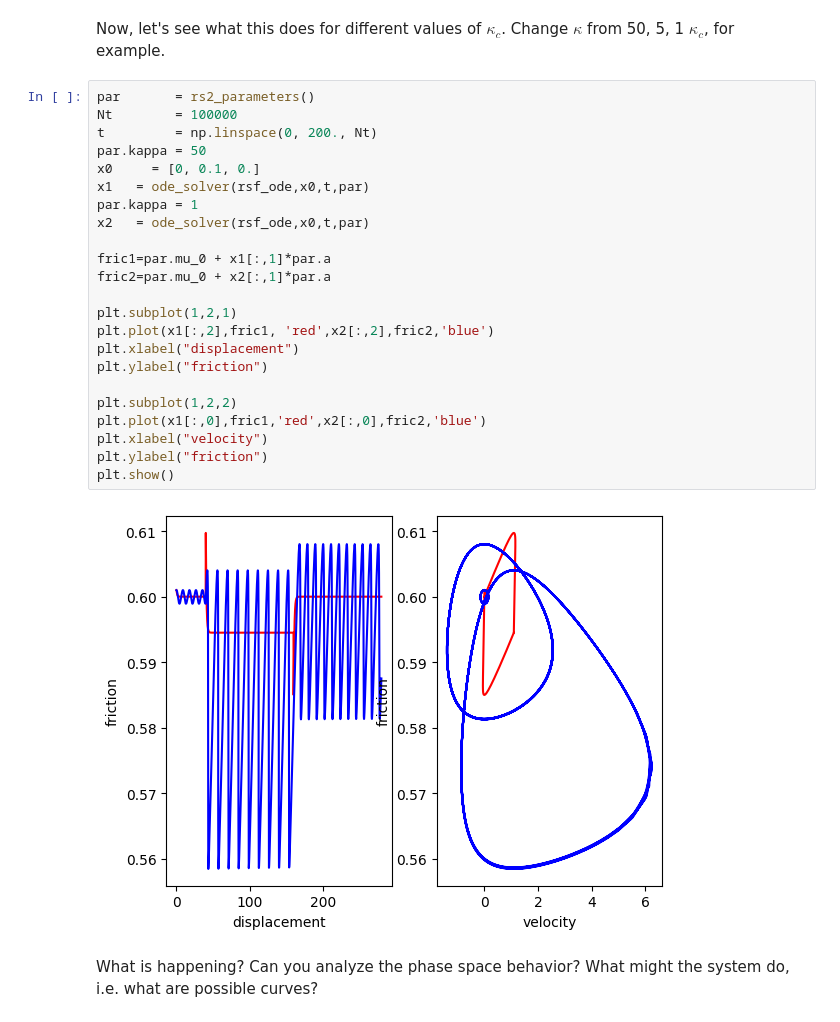
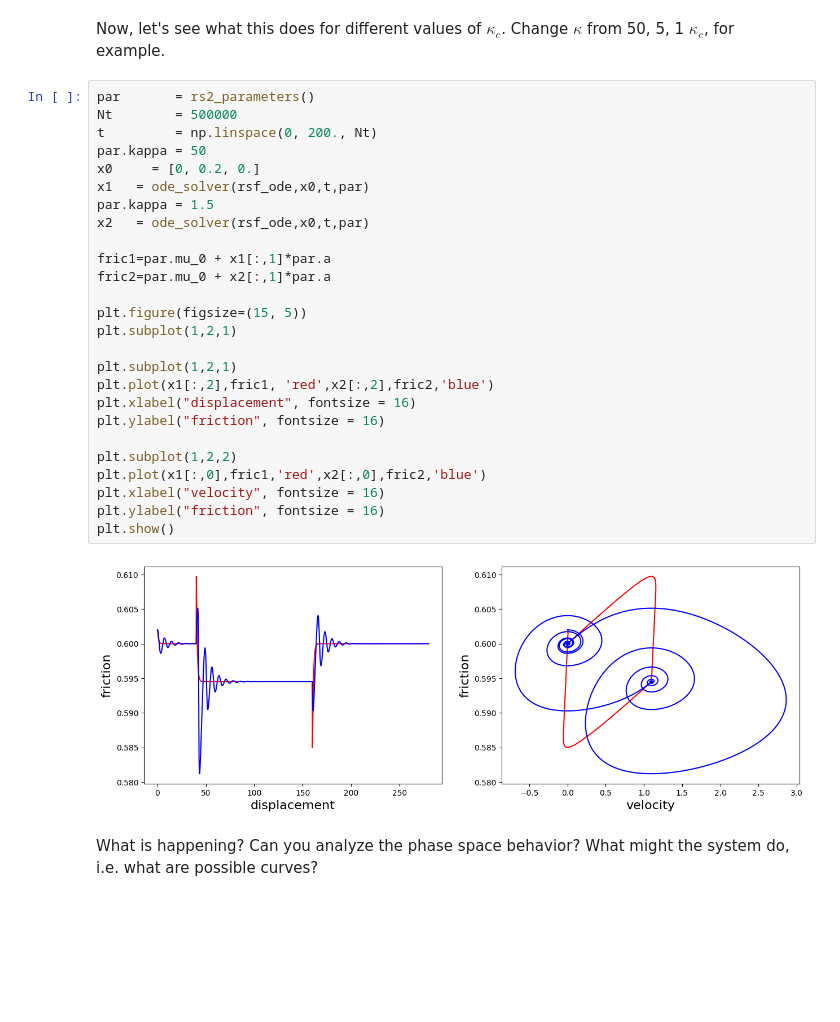
Before and after one commit to dunyuliu/Earth_From_Lab_To_Planet_Tutorials, a Jupyter notebook: Stick_Slip_and_RateStateFriction.ipynb, the cells around one changed output. Drawn from its saved outputs; the diff is of its cells as text; blank space fills up the shorter version.

```diff
--- a/Stick_Slip_and_RateStateFriction.ipynb
+++ b/Stick_Slip_and_RateStateFriction.ipynb
@@ -330,28 +345,31 @@ What behavior does the friction show in terms of velocity dependence?
 Now, let's see what this does for different values of $\kappa_c$. Change $\kappa$ from 50, 5, 1 $\kappa_c$, for example.
 # %%
 par       = rs2_parameters()
-Nt        = 100000
+Nt        = 500000
 t         = np.linspace(0, 200., Nt)
 par.kappa = 50
-x0     = [0, 0.1, 0.]
+x0     = [0, 0.2, 0.]
 x1   = ode_solver(rsf_ode,x0,t,par)
-par.kappa = 1
+par.kappa = 1.5
 x2   = ode_solver(rsf_ode,x0,t,par)
 
 fric1=par.mu_0 + x1[:,1]*par.a
 fric2=par.mu_0 + x2[:,1]*par.a
 
+plt.figure(figsize=(15, 5))
+plt.subplot(1,2,1)
+
 plt.subplot(1,2,1)
 plt.plot(x1[:,2],fric1, 'red',x2[:,2],fric2,'blue')
-plt.xlabel("displacement")
-plt.ylabel("friction")
+plt.xlabel("displacement", fontsize = 16)
+plt.ylabel("friction", fontsize = 16)
 
 plt.subplot(1,2,2)
 plt.plot(x1[:,0],fric1,'red',x2[:,0],fric2,'blue')
-plt.xlabel("velocity")
-plt.ylabel("friction")
+plt.xlabel("velocity", fontsize = 16)
+plt.ylabel("friction", fontsize = 16)
 plt.show()
 # %% [output]
-[figure, old version]
+[figure, new version]
 # %% [markdown]
 What is happening? Can you analyze the phase space behavior? What might the system do, i.e. what are possible curves?
```
Also changed, not shown: parts of 4 cells of this notebook.
